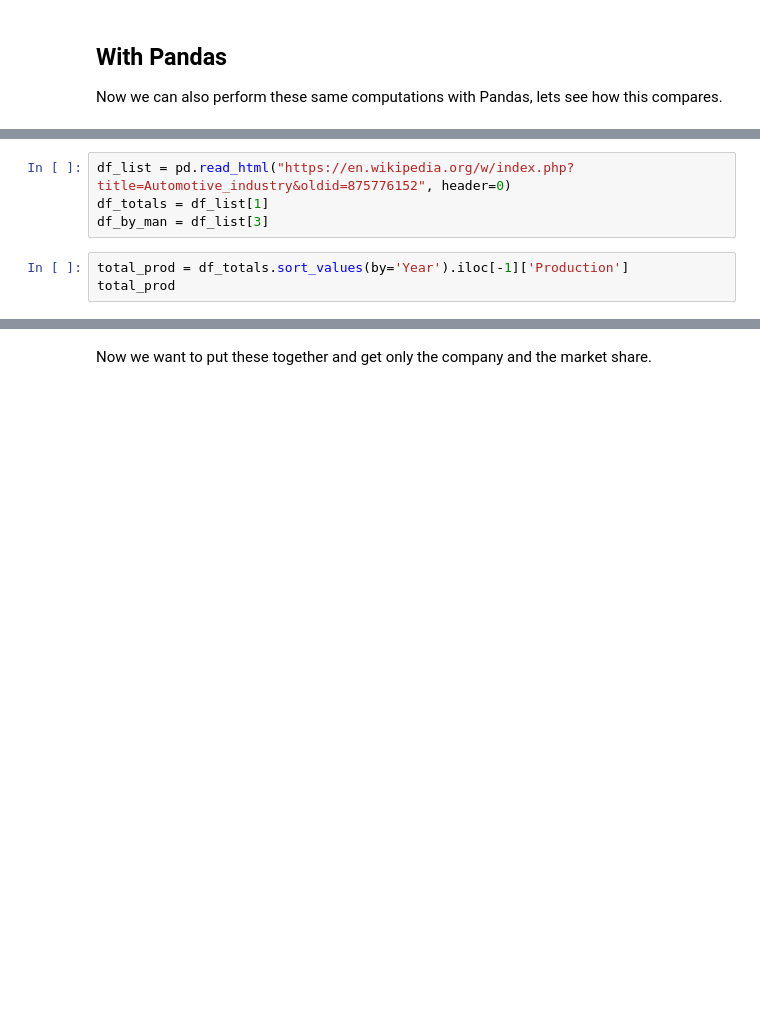
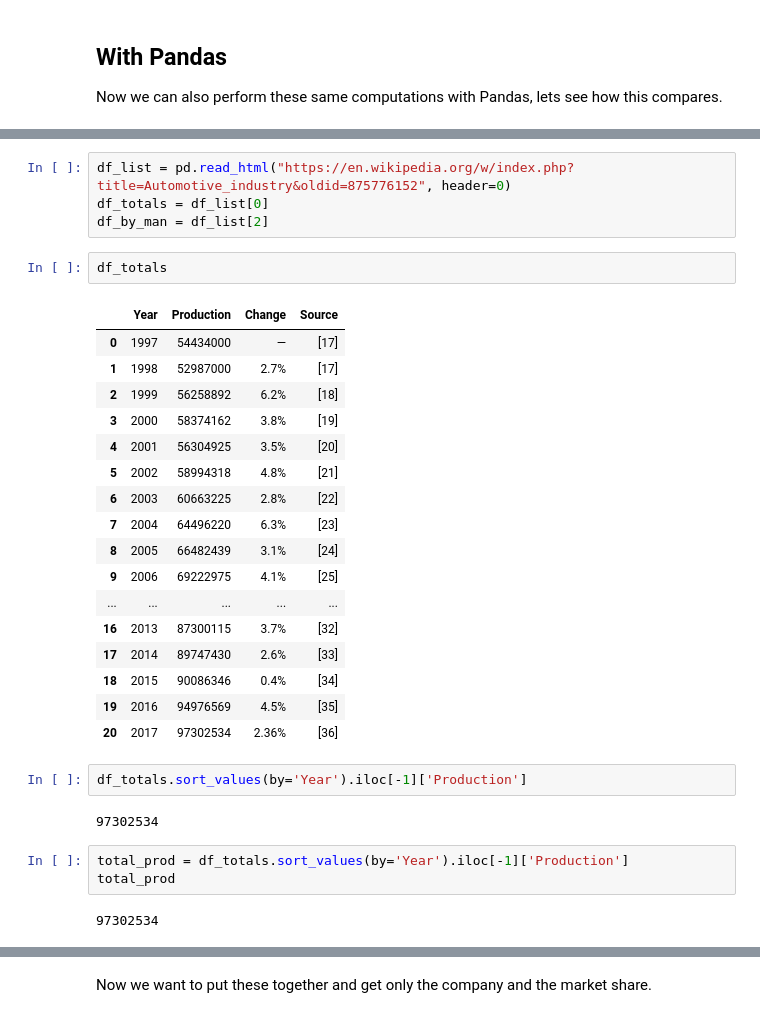
Before and after one commit to chingsley/datacourse, a Jupyter notebook: data-wrangling/DS_Data_Munging-Copy1.ipynb, the cells around one changed output, grey strips where cells are left out. Drawn from its saved outputs; the diff is of its cells as text; blank space fills up the shorter version.

```diff
--- a/data-wrangling/DS_Data_Munging-Copy1.ipynb
+++ b/data-wrangling/DS_Data_Munging-Copy1.ipynb
@@ -688,7 +725,33 @@ df.sort_values(by='rev_per_employee', ascending=False)
 # %%
 df_list = pd.read_html("https://en.wikipedia.org/w/index.php?title=Automotive_industry&oldid=875776152", header=0)
-df_totals = df_list[1]
-df_by_man = df_list[3]
+df_totals = df_list[0]
+df_by_man = df_list[2]
+# %%
+df_totals
+# %% [output]
+|  | Year | Production | Change | Source |
+| 0 | 1997 | 54434000 | — | [17] |
+| 1 | 1998 | 52987000 | 2.7% | [17] |
+| 2 | 1999 | 56258892 | 6.2% | [18] |
+| 3 | 2000 | 58374162 | 3.8% | [19] |
+| 4 | 2001 | 56304925 | 3.5% | [20] |
+| 5 | 2002 | 58994318 | 4.8% | [21] |
+| 6 | 2003 | 60663225 | 2.8% | [22] |
+| 7 | 2004 | 64496220 | 6.3% | [23] |
+| 8 | 2005 | 66482439 | 3.1% | [24] |
+| 9 | 2006 | 69222975 | 4.1% | [25] |
+| ... | ... | ... | ... | ... |
+| 16 | 2013 | 87300115 | 3.7% | [32] |
+| 17 | 2014 | 89747430 | 2.6% | [33] |
+| 18 | 2015 | 90086346 | 0.4% | [34] |
+| 19 | 2016 | 94976569 | 4.5% | [35] |
+| 20 | 2017 | 97302534 | 2.36% | [36] |
+# %%
+df_totals.sort_values(by='Year').iloc[-1]['Production']
+# %% [output]
+97302534
 # %%
 total_prod = df_totals.sort_values(by='Year').iloc[-1]['Production']
 total_prod
+# %% [output]
+97302534
```
Also changed, not shown: parts of 21 cells of this notebook.
